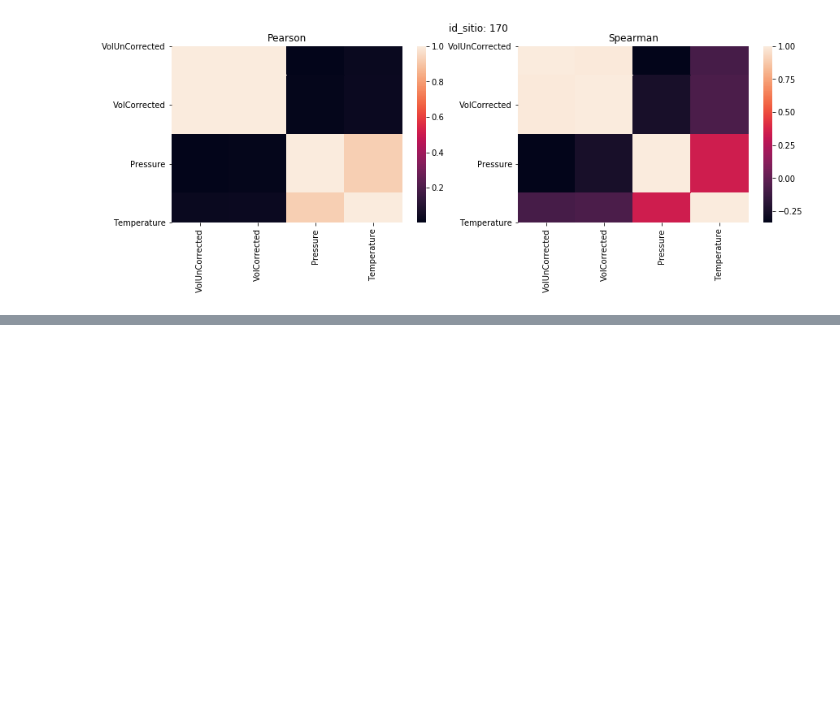
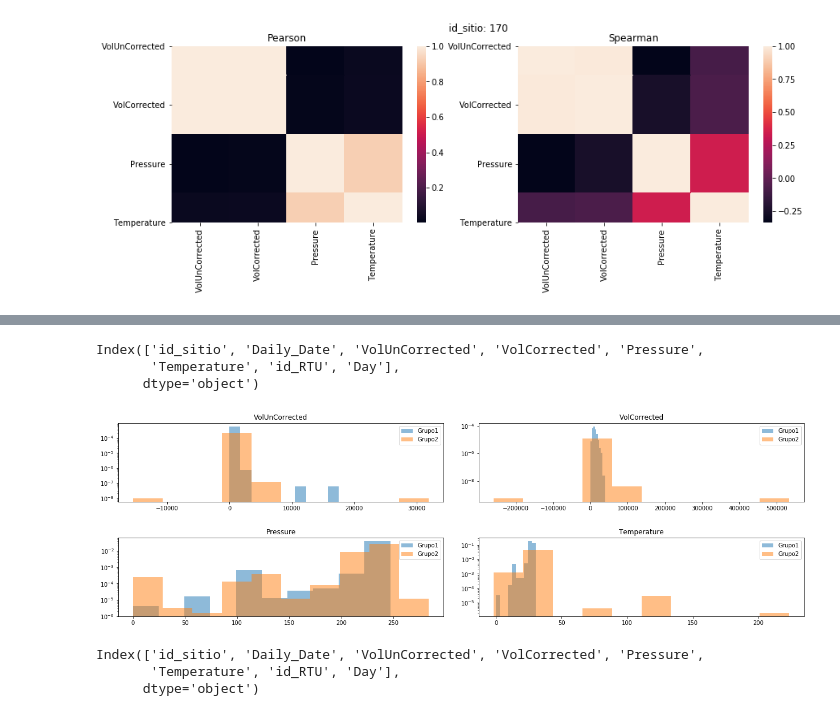
Before and after one commit to andresenrique08/CDA_Project, a Jupyter notebook: Proyecto/graficas/ajuste_primera_entrega.ipynb, the cells around one changed output, grey strips where cells are left out. Cells and saved outputs as stored; diff of their text form; code cells hidden in the pictures; blank space fills up the shorter version.

```diff
--- a/Proyecto/graficas/ajuste_primera_entrega.ipynb
+++ b/Proyecto/graficas/ajuste_primera_entrega.ipynb
@@ -174,7 +174,8 @@ selected = ['id_sitio','Daily_Date','VolUnCorrected',
        'VolCorrected', 'Pressure', 'Temperature','id_RTU']
 data  = data[selected]
 # %%
-
+data['Daily_Date']   = pd.to_datetime(data['Daily_Date'])
+data['Day'] =data['Daily_Date'].dt.date
 numer = data.select_dtypes([float])
 objeto= data.select_dtypes(['object'])
 # %%
@@ -204,7 +205,7 @@ Text(0.5, 1, 'Spearman')
 # %%
 lista = [153, 154, 157, 160, 165, 167]
 data1 = data[data['id_sitio'].isin(lista)]
-
+grupo1 = data1.copy()
 numer = data1.select_dtypes([float])
 objeto= data1.select_dtypes(['object'])
 
@@ -227,7 +228,7 @@ array([169], dtype=object)
 lista = [151, 152, 155, 156, 158, 159, 161, 162, 163, 164, 166, 168, 169, 170]
 
 data1 = data[data['id_sitio'].isin(lista)]
-
+grupo2 = data1.copy()
 numer = data1.select_dtypes([float])
 objeto= data1.select_dtypes(['object'])
 
@@ -343,0 +386,44 @@ for i in  [151, 152, 155, 156, 158, 159, 161, 162, 163, 164, 166, 168, 169, 170]
+# %%
+grupo1.columns
+# %% [output]
+Index(['id_sitio', 'Daily_Date', 'VolUnCorrected', 'VolCorrected', 'Pressure',
+       'Temperature', 'id_RTU', 'Day'],
+      dtype='object')
+# %%
+fig = plt.figure(figsize = (18,6))
+
+lim = [-10,1000]
+ax1 = plt.subplot(2,2,1)
+plt.hist(grupo1['VolUnCorrected'],alpha=0.5,label='Grupo1',density=True,log = True)
+plt.hist(grupo2['VolUnCorrected'],alpha=0.5,label='Grupo2',density=True,log = True)
+plt.legend(loc='upper right')
+ax1.set_title('VolUnCorrected')
+# plt.xlim(lim)
+
+ax2 = plt.subplot(2,2,2)
+plt.hist(grupo1[ 'VolCorrected'],alpha=0.5,label='Grupo1',density=True,log = True)
+plt.hist(grupo2['VolCorrected'],alpha=0.5,label='Grupo2',density=True,log = True)
+plt.legend(loc='upper right')
+ax2.set_title('VolCorrected')
+
+ax3 = plt.subplot(2,2,3)
+plt.hist(grupo1['Pressure'],alpha=0.5,label='Grupo1',density=True,log = True)
+plt.hist(grupo2['Pressure'],alpha=0.5,label='Grupo2',density=True,log = True)
+plt.legend(loc='upper right')
+ax3.set_title('Pressure')
+
+ax4 = plt.subplot(2,2,4)
+plt.hist(grupo1['Temperature'],alpha=0.5,label='Grupo1',density=True,log = True)
+plt.hist(grupo2['Temperature'],alpha=0.5,label='Grupo2',density=True,log = True)
+plt.legend(loc='upper right')
+ax4.set_title('Temperature')
+
+fig.tight_layout(pad=3.0)
+# %% [output]
+[figure, added]
+# %%
+grupo1.columns
+# %% [output]
+Index(['id_sitio', 'Daily_Date', 'VolUnCorrected', 'VolCorrected', 'Pressure',
+       'Temperature', 'id_RTU', 'Day'],
+      dtype='object')
```
Also changed, not shown: parts of 9 cells of this notebook.
